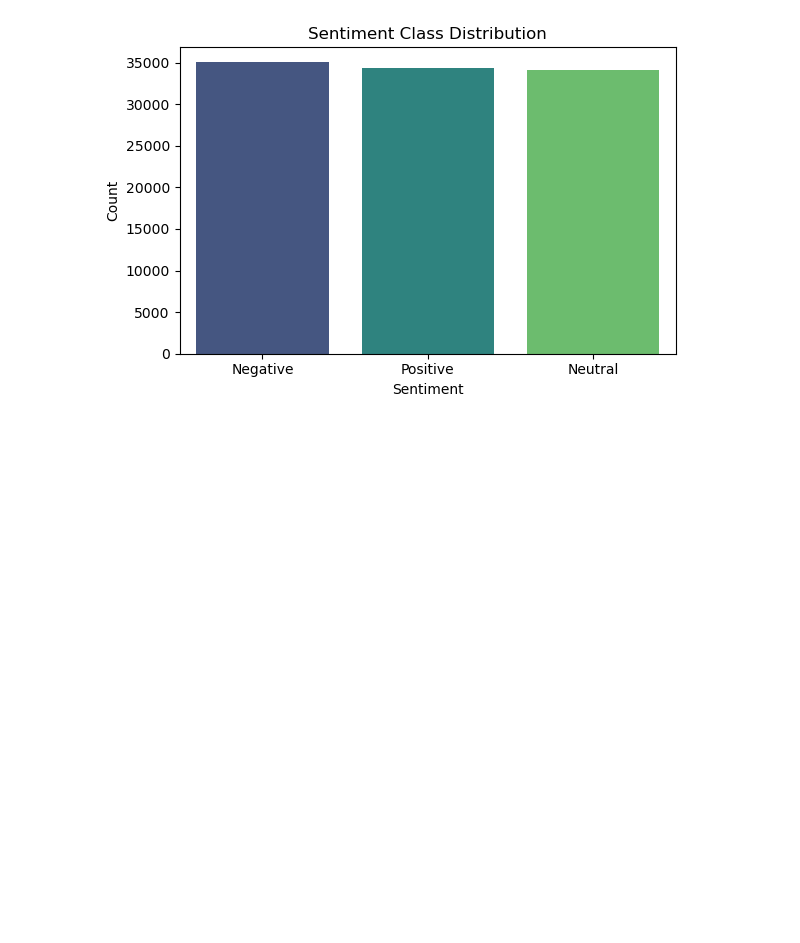
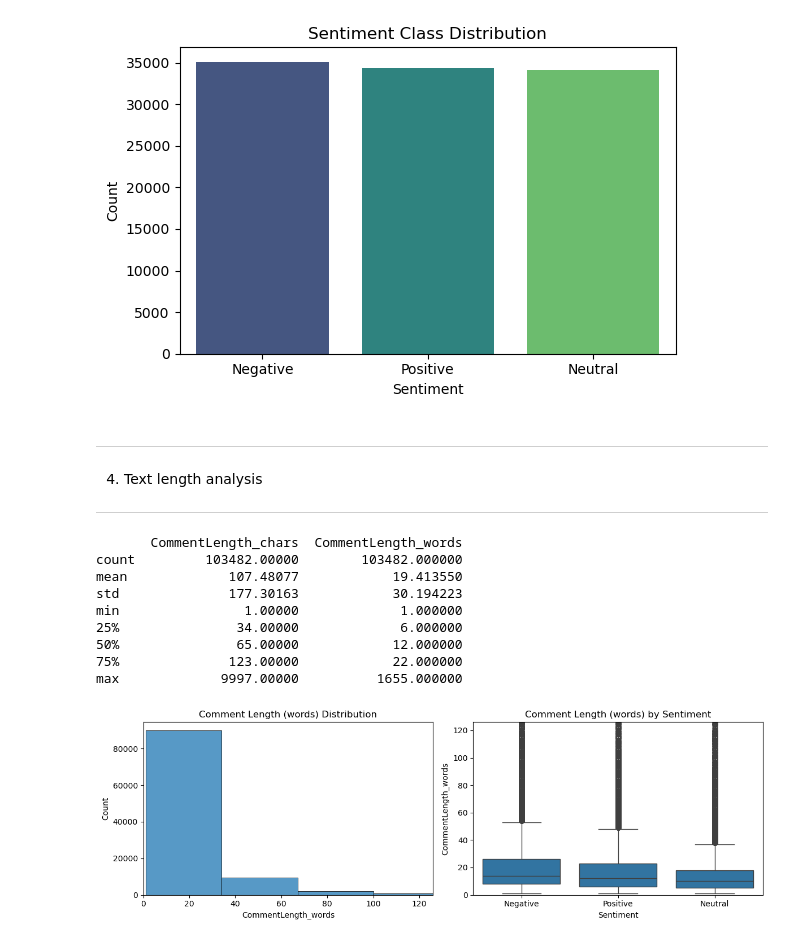
Before and after one commit to tiya02sharma-boop/Multilingual-Social-Media-Sentiment-Analysis-Using-Classical-ML, a Jupyter notebook: notebooks/01_eda.ipynb, the cells around one changed output. Cells and saved outputs as stored; diff of their text form; code cells hidden in the pictures; blank space fills up the shorter version.

```diff
--- a/notebooks/01_eda.ipynb
+++ b/notebooks/01_eda.ipynb
@@ -93,3 +93,36 @@ plt.tight_layout()
 plt.show()
 # %% [output]
 [figure]
+# %% [markdown]
+ ------------------------------------------------------------------
+ 4. Text length analysis
+ ------------------------------------------------------------------
+# %%
+df["CommentLength_chars"] = df["CommentText"].astype(str).str.len()
+df["CommentLength_words"] = df["CommentText"].astype(str).str.split().str.len()
+
+print(df[["CommentLength_chars", "CommentLength_words"]].describe())
+
+fig, axes = plt.subplots(1, 2, figsize=(12, 4))
+sns.histplot(df["CommentLength_words"], bins=50, ax=axes[0])
+axes[0].set_title("Comment Length (words) Distribution")
+axes[0].set_xlim(0, df["CommentLength_words"].quantile(0.99))
+
+sns.boxplot(data=df, x="Sentiment", y="CommentLength_words",
+            order=df["Sentiment"].value_counts().index, ax=axes[1])
+axes[1].set_title("Comment Length (words) by Sentiment")
+axes[1].set_ylim(0, df["CommentLength_words"].quantile(0.99))
+
+plt.tight_layout()
+plt.show()
+# %% [output]
+       CommentLength_chars  CommentLength_words
+count         103482.00000        103482.000000
+mean             107.48077            19.413550
+std              177.30163            30.194223
+min                1.00000             1.000000
+25%               34.00000             6.000000
+50%               65.00000            12.000000
+75%              123.00000            22.000000
+max             9997.00000          1655.000000
+[figure, added]
```
Also changed, not shown: parts of 11 cells of this notebook, 2 other files.
